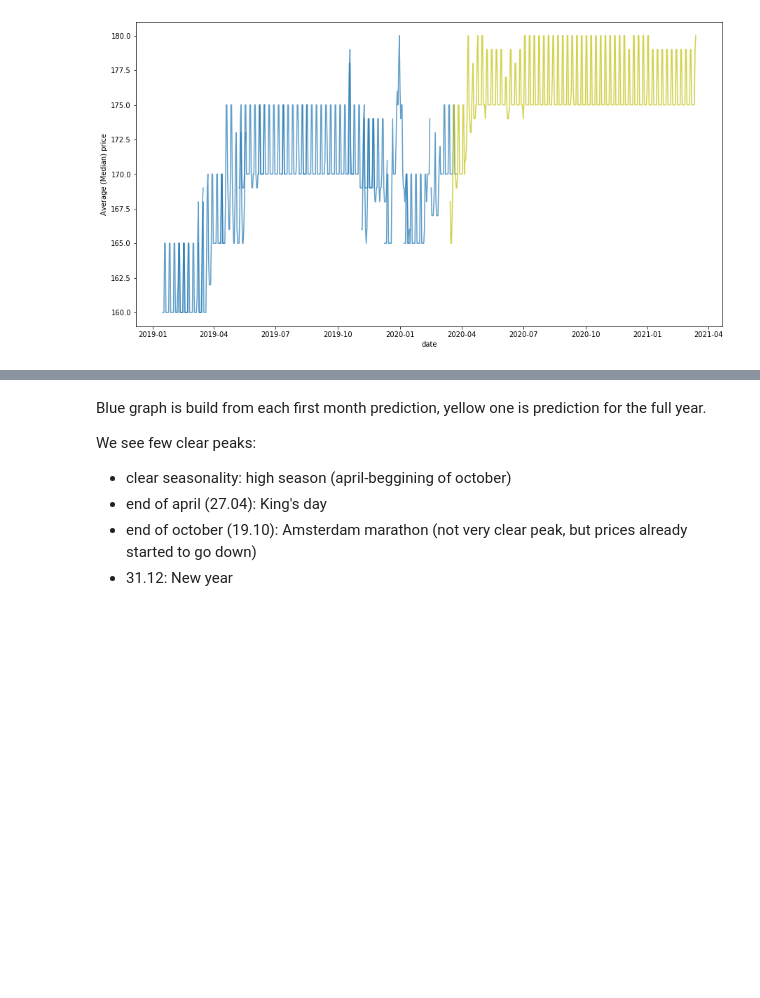
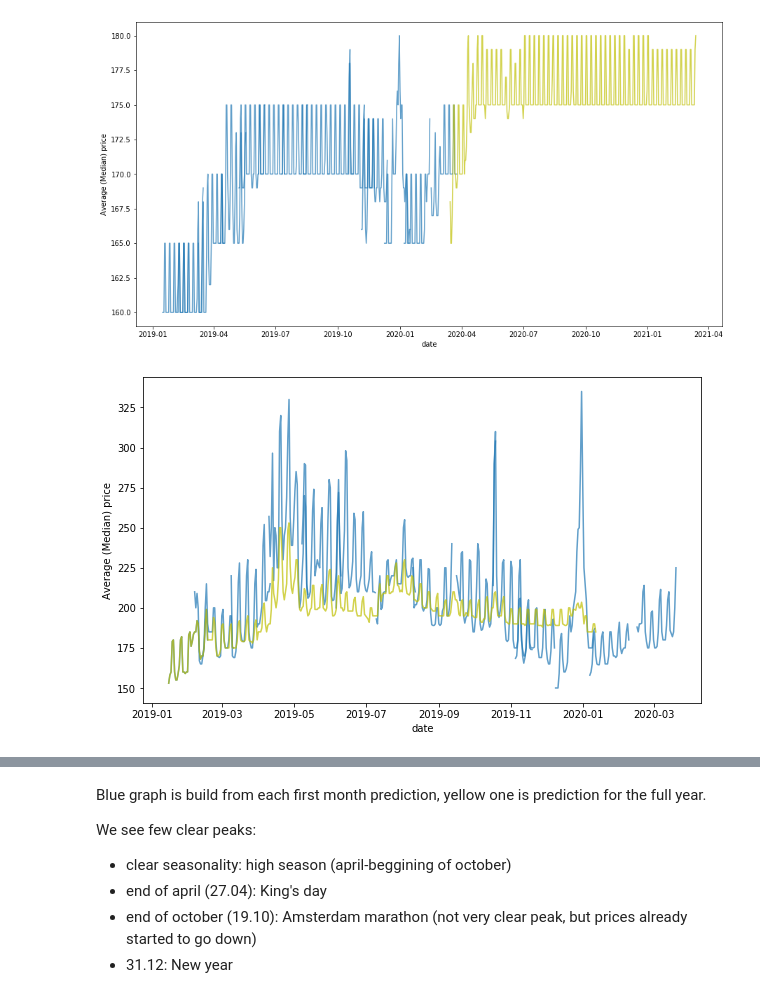
Before and after one commit to ekaraseva/Amsterdam_Airbnb_analysis, a Jupyter notebook: Amsterdam_airbnb_analysis.ipynb, the cells around one changed output, grey strips where cells are left out. Saved outputs shown, nothing was run; the diff lists cells and outputs as text; code cells hidden in the pictures; blank space fills up the shorter version.

```diff
--- a/Amsterdam_airbnb_analysis.ipynb
+++ b/Amsterdam_airbnb_analysis.ipynb
@@ -534,20 +544,13 @@ listings_id | number_of_people | Price | minimum_nights
 ...| ...| ... |...
 # %%
 # rearrange df shape
-# make empty dataframe with 3 columns
-new_df=pd.DataFrame(columns=['id', 'number_of_guests', 'price', 'minimum_nights'])
-for i in listings_df.columns[listings_df.columns.str.startswith('price_for_')]:
-    # select correct columns
-    data1=listings_df[['id', i,'minimum_nights' ]]
-    # add new col
-    data1['number_of_guests']=i
-    # rename columns
-    data1.rename(columns={i:'price'}, inplace=True)
-    # add this df at the bottom
-    new_df=new_df.append(data1)
+new_df=pd.melt(listings_df, id_vars=['id', 'minimum_nights'], value_vars=listings_df.columns[86:])
+
+#rename columns
+new_df=new_df.rename(columns={'variable':'number_of_guests', 'value':'price'})
 
 # drop all rows with NaN
-new_df=new_df.dropna()
+new_df=new_df.dropna().reset_index(drop=True)
 
 # extract number from column and transform to integer
 new_df['number_of_guests']=new_df['number_of_guests'].str.extract('(\d+)')
@@ -828,6 +826,21 @@ plt.xlabel('date');
 plt.ylabel('Average (Median) price');
 # %% [output]
 [figure]
+# %%
+plt.figure(figsize=[10, 6])
+c=0
+for i in cal_list[0:len(cal_list)-1]:
+    plt.plot(grouped_calendar_dfs[i]['date'].loc[2:35,],
+             grouped_calendar_dfs[i][('av_price_for_2', 'median')].loc[2:35,],color=base_color, alpha=0.7)
+    c=c+1
+
+plt.plot(grouped_calendar_dfs['012019']['date'].loc[2:],
+         grouped_calendar_dfs['012019'][('av_price_for_2', 'median')].loc[2:],color='y', alpha=0.7)
+plt.xlabel('date');
+plt.ylabel('Average (Median) price');
+plt.savefig('Median_price_predctiction_1_year_vs_monthly_prediciton_listings_per_2.jpg', dpi=300)
+# %% [output]
+[figure, added]
 # %%
 plt.figure(figsize=[15, 8])
 c=0
```
Also changed, not shown: parts of 29 cells of this notebook, 1 other file.
